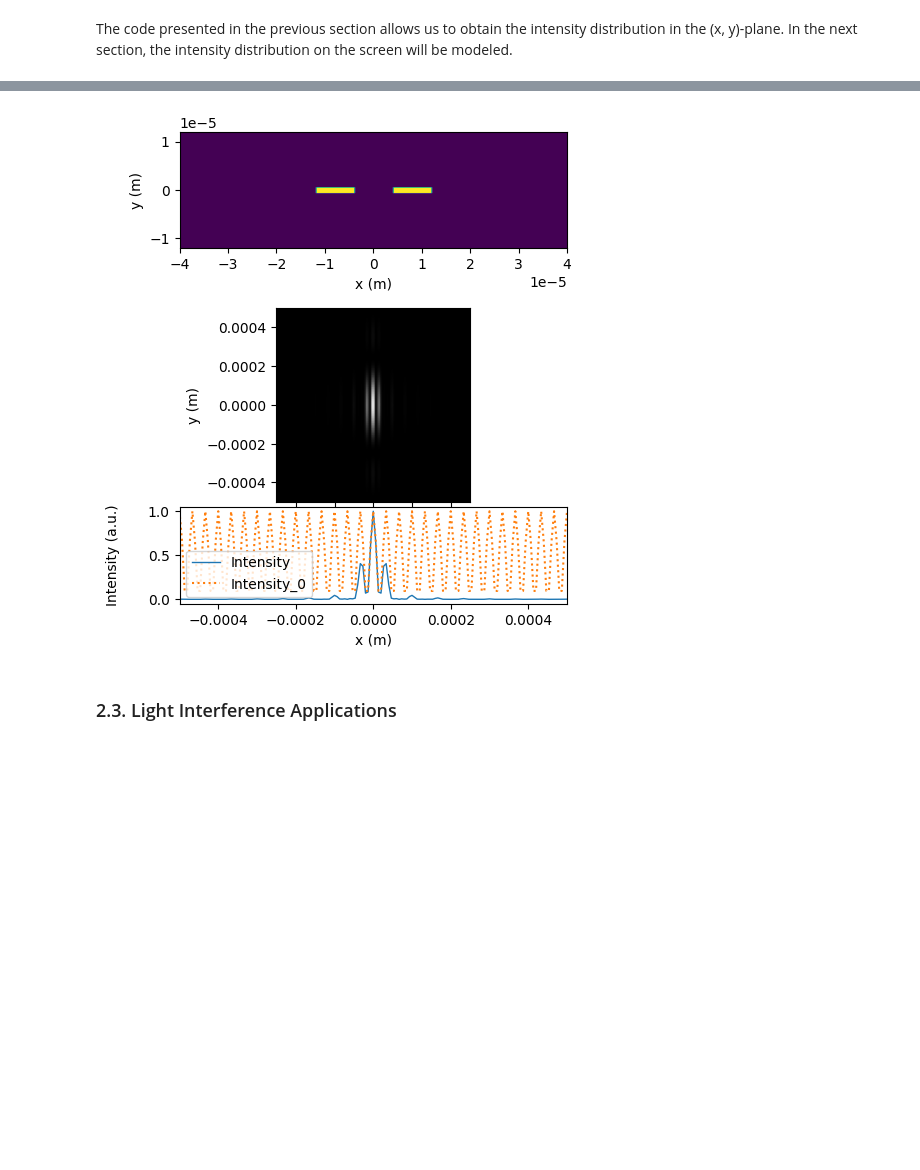
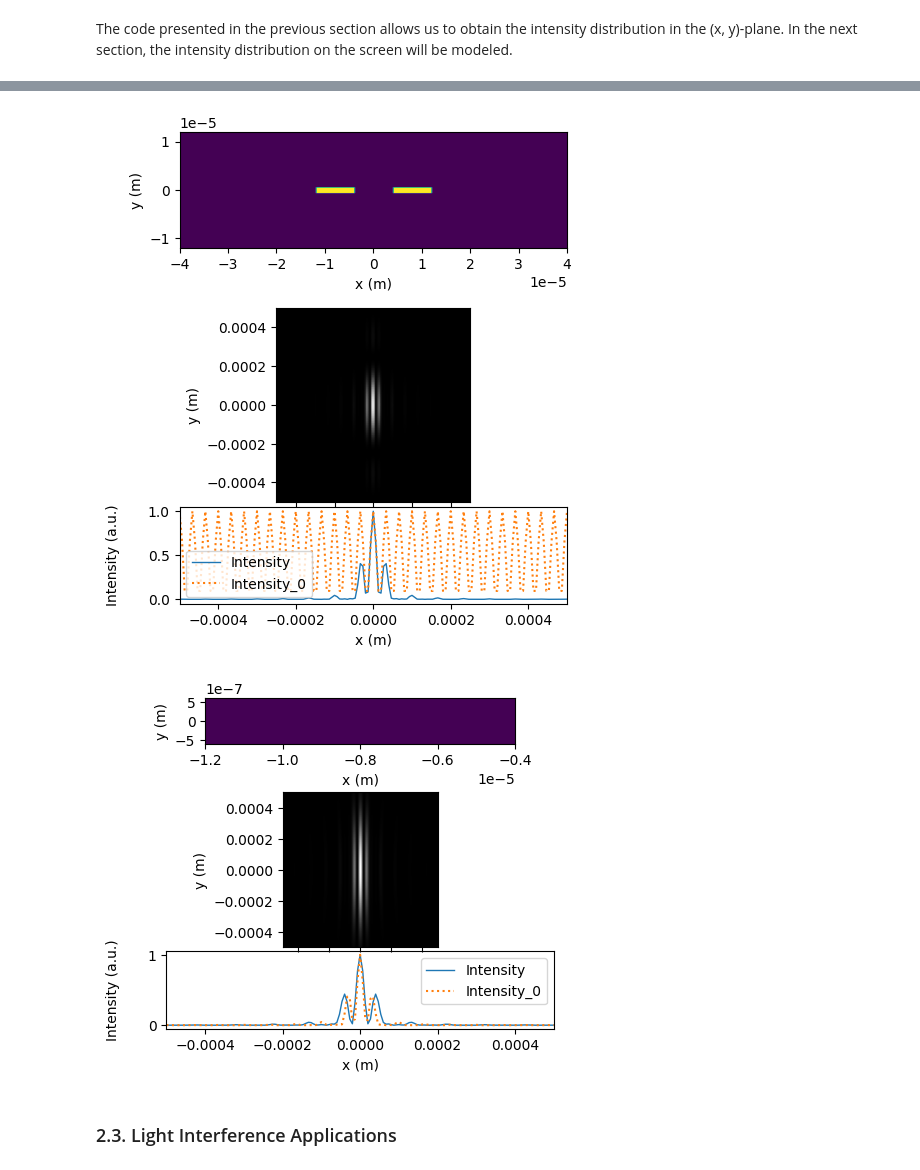
Before and after one commit to MariyaSV78/notebook_Interference, a Jupyter notebook: Interference.ipynb, the cells around one changed output, grey strips where cells are left out. Drawn from its saved outputs; the diff is of its cells as text; code cells hidden in the pictures; blank space fills up the shorter version.

```diff
--- a/Interference.ipynb
+++ b/Interference.ipynb
@@ -296,12 +296,12 @@ cm = 1e-2
 m = 1
 # %%
 class Sheet():
-    def __init__(self,extent_x, extent_y, Nx, Ny):
+    def __init__(self, extent_x, extent_y, Nx, Ny, x0 = 0, y0 = 0):
         self.Nx = int(Nx)
         self.Ny = int(Ny)
 
-        self.x = np.linspace(-extent_x/2, extent_x/2, self.Nx)
-        self.y = np.linspace(-extent_y/2, extent_y/2, self.Ny)
+        self.x = x0 + np.linspace(-extent_x/2, extent_x/2, self.Nx)
+        self.y = y0 + np.linspace(-extent_y/2, extent_y/2, self.Ny)
         self.xx, self.yy = np.meshgrid(self.x, self.y)
 
 
@@ -429,6 +429,12 @@ def diffraction_FFT(k, sheet, z):
 
 
 
+def get_intensity(field):
+    # Calculate the intensity (square of the field magnitude)
+    intensity = np.abs(field)**2
+
+    # Normalize the intensity
+    return intensity / intensity.max()
 
 #direct integtation (eq.8)
 def diffraction_direct(k, sheet, x_screen, y_screen, z):
@@ -452,11 +458,7 @@ def diffraction_direct(k, sheet, x_screen, y_screen, z):
             # Calculate the contribution to the field at the screen point
             field[iy][ix] = integrand(k, sheet.xx, sheet.yy, x_screen[ix], y_screen[iy], z).sum()
 
-    # Calculate the intensity on the screen (square of the field magnitude)
-    intensity = np.abs(field)**2
-
-    # Normalize the intensity
-    return intensity / intensity.max()
+    return field
 # %%
 """
     Simulation input
@@ -507,7 +509,8 @@ intensity_FFT = diffraction_FFT(k, sheet, z)
 
 # Create a single sheet that acts as a double slit
 # Width should accommodate both slits and the distance D between them
-slit = Sheet(extent_x=slit_width, extent_y=slit_height, Nx=Nx, Ny=Ny)
+slit1 = Sheet(extent_x=slit_width, extent_y=slit_height, Nx=Nx, Ny=Ny, x0=-D/2)
+slit2 = Sheet(extent_x=slit_width, extent_y=slit_height, Nx=Nx, Ny=Ny, x0=D/2)
 
 # Define the slit and screen coordinates
 x_screen = np.linspace(-screen_width / 2, screen_width / 2, Nx)
@@ -515,15 +518,17 @@ y_screen = np.linspace(-screen_height / 2, screen_height / 2, Ny)
 
 intensity0_2 = diffraction_Franhover(k, slit_width, slit_height, x_screen, y_screen, z)
 # numerical calculation using direct integration
-intensity_direct = diffraction_direct(k, sheet, x_screen, y_screen, z)
+intensity_direct = get_intensity(diffraction_direct(k, slit1, x_screen, y_screen, z) \
+                                 + diffraction_direct(k, slit2, x_screen, y_screen, z))
 # %%
 # display intencities
 sheet.show_diffraction(intensity_FFT, intensity0[sheet.Ny//2], screen_width, screen_height, x_screen, y_screen, z)
 sheet.show_diffraction(intensity, intensity_i[sheet.Ny//2], screen_width, screen_height, x_screen, y_screen, z)
-# slit.show_diffraction(intensity_direct, intensity[sheet.Ny//2], screen_width, screen_height, x_screen, y_screen, z)
+slit1.show_diffraction(intensity_direct, intensity[sheet.Ny//2], screen_width, screen_height, x_screen, y_screen, z)
 # %% [output]
 [figure]
 [figure]
+[figure, added]
 # %% [markdown]
 ### 2.3. Light Interference Applications
 # %% [markdown]
```
Also changed, not shown: parts of 1 cell of this notebook, 3 other files.
